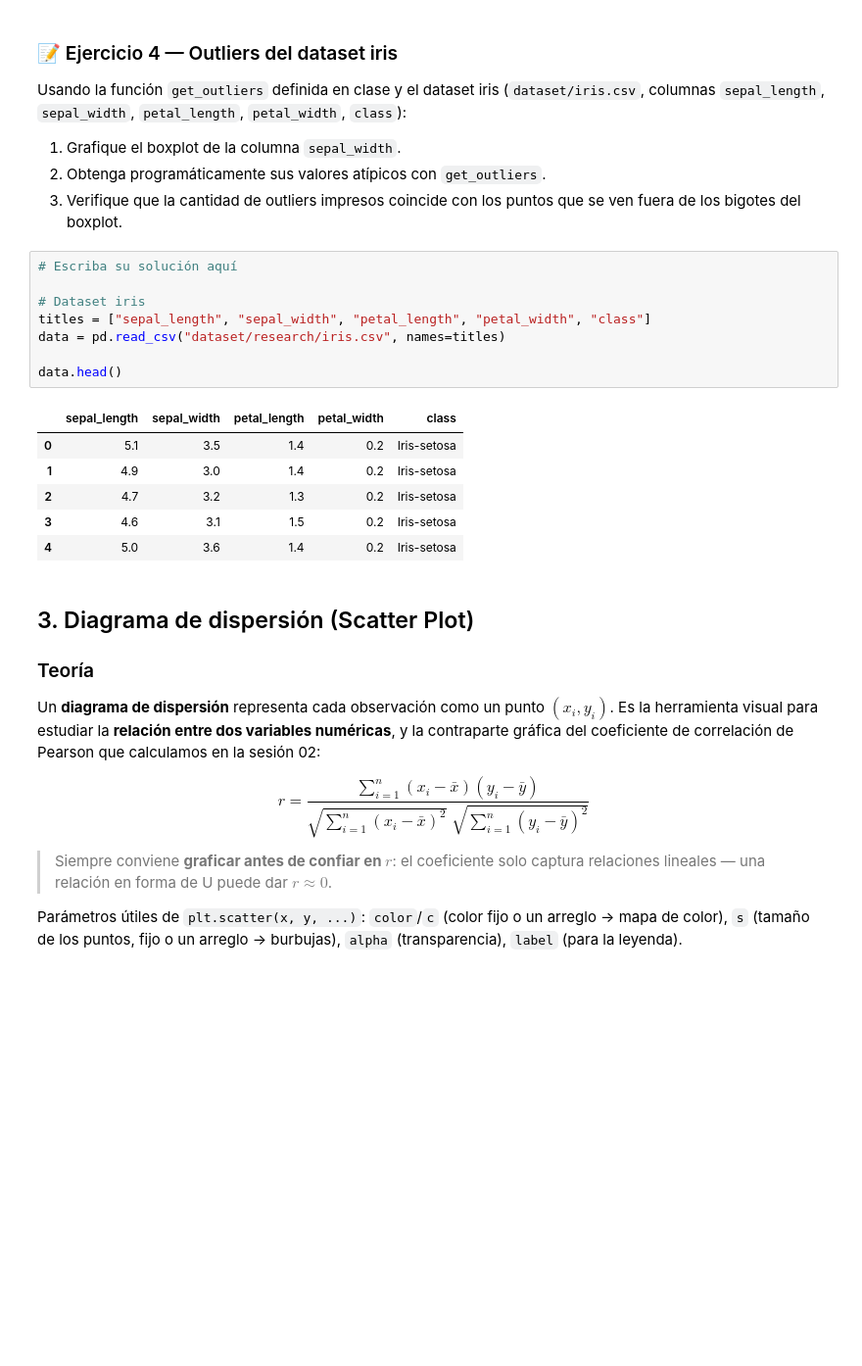
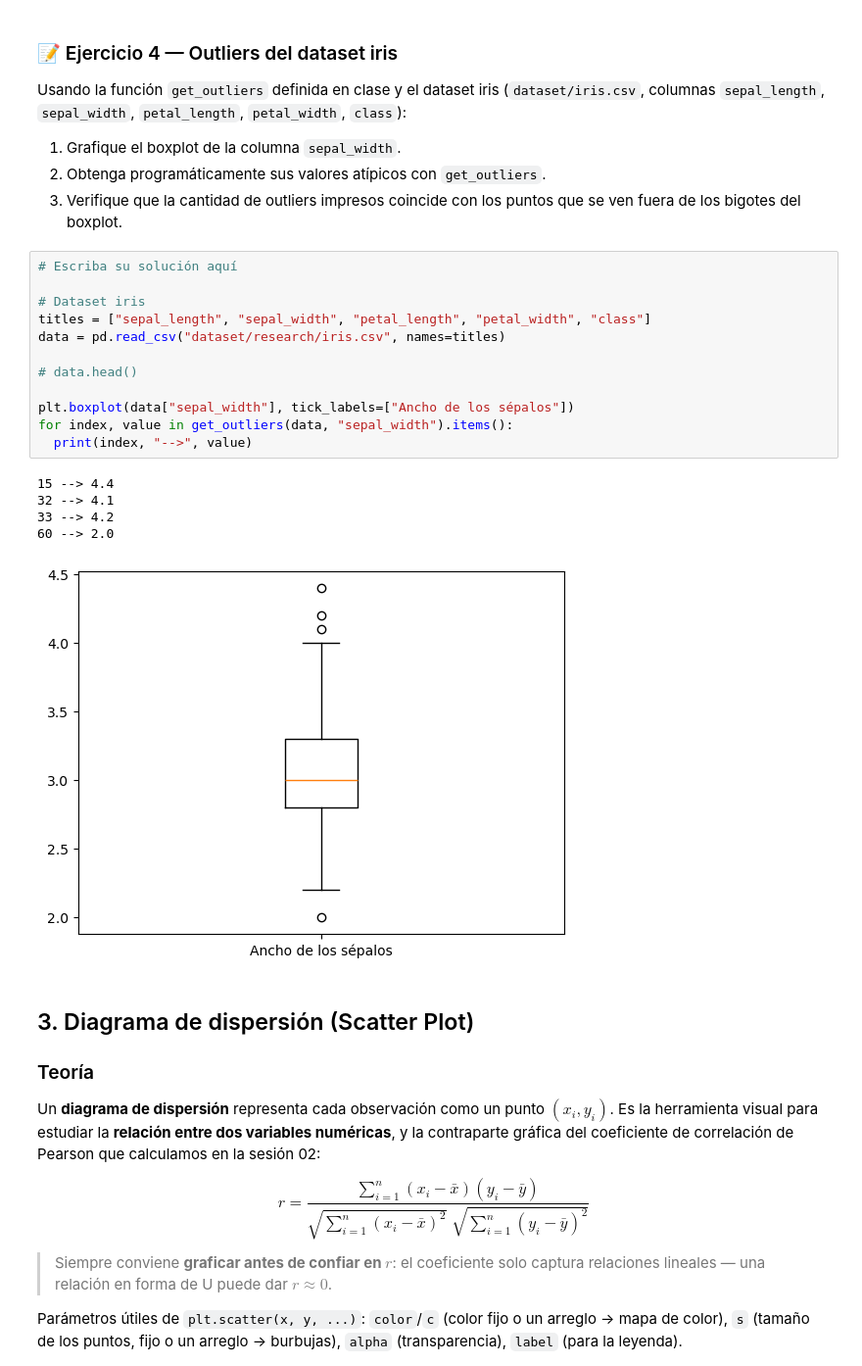
Before and after one commit to jgomezz/cpe_ciencia_datos_python_2026, a Jupyter notebook: mod2_estadistica_y_visualizacion/semana_04_advanced_visualization.ipynb, the cells around one changed output. Shown at 98% size. Drawn from its saved outputs; the diff is of its cells as text; blank space fills up the shorter version.

```diff
--- a/mod2_estadistica_y_visualizacion/semana_04_advanced_visualization.ipynb
+++ b/mod2_estadistica_y_visualizacion/semana_04_advanced_visualization.ipynb
@@ -476,18 +476,21 @@ Usando la función `get_outliers` definida en clase y el dataset iris (`dataset/
 # %%
 # Escriba su solución aquí
 
 # Dataset iris
 titles = ["sepal_length", "sepal_width", "petal_length", "petal_width", "class"]
 data = pd.read_csv("dataset/research/iris.csv", names=titles)
 
-data.head()
+# data.head()
+
+plt.boxplot(data["sepal_width"], tick_labels=["Ancho de los sépalos"])
+for index, value in get_outliers(data, "sepal_width").items():
+  print(index, "-->", value)
 # %% [output]
-|  | sepal_length | sepal_width | petal_length | petal_width | class |
-| 0 | 5.1 | 3.5 | 1.4 | 0.2 | Iris-setosa |
-| 1 | 4.9 | 3.0 | 1.4 | 0.2 | Iris-setosa |
-| 2 | 4.7 | 3.2 | 1.3 | 0.2 | Iris-setosa |
-| 3 | 4.6 | 3.1 | 1.5 | 0.2 | Iris-setosa |
-| 4 | 5.0 | 3.6 | 1.4 | 0.2 | Iris-setosa |
+15 --> 4.4
+32 --> 4.1
+33 --> 4.2
+60 --> 2.0
+[figure, added]
 # %% [markdown]
 ## 3. Diagrama de dispersión (Scatter Plot)
 
```
